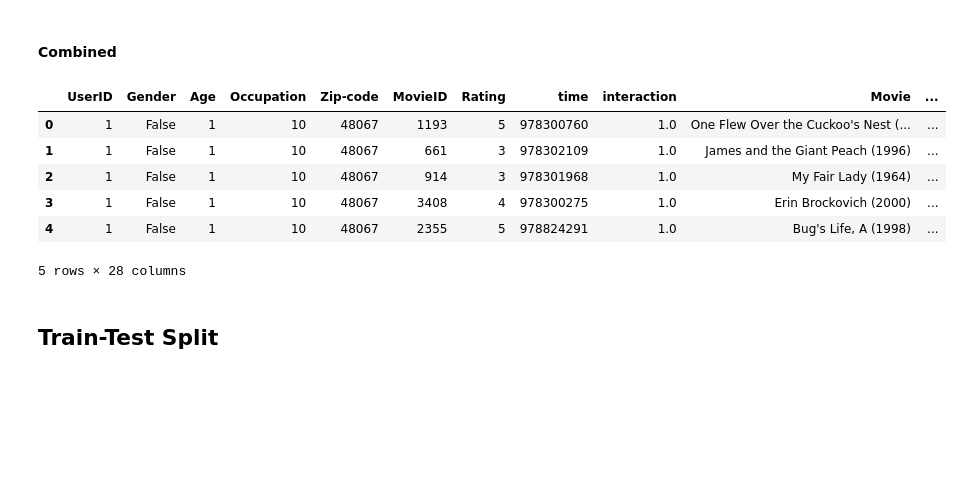
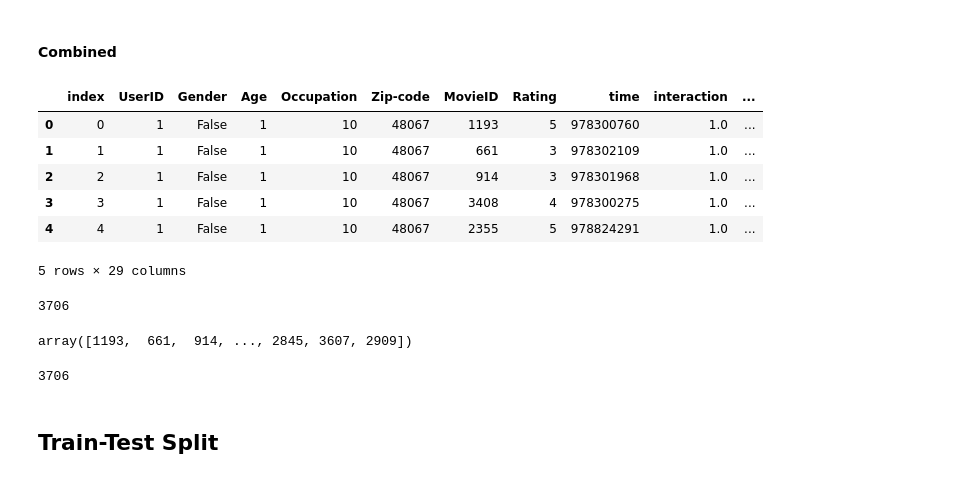
Before and after one commit to isaacdsloan/RecSys, a Jupyter notebook: movielens1m.ipynb, the cells around one changed output. Saved outputs shown, nothing was run; the diff lists cells and outputs as text; code cells hidden in the pictures; blank space fills up the shorter version.

```diff
--- a/movielens1m.ipynb
+++ b/movielens1m.ipynb
@@ -67,15 +70,24 @@ ratings.head()
 #### Combined
 # %%
 ratings_plus_movie = ratings.merge(enumerated_movies, on='MovieID')
-movies_combined = users.merge(ratings_plus_movie, on='UserID')
+movies_combined = users.merge(ratings_plus_movie, on='UserID').copy()
 
 ### Can get rid of Movie probably
+movies_combined.reset_index(inplace=True)
 movies_combined.head()
 # %% [output]
-|  | UserID | Gender | Age | Occupation | Zip-code | MovieID | Rating | time | interaction | Movie | ... |
-| 0 | 1 | False | 1 | 10 | 48067 | 1193 | 5 | 978300760 | 1.0 | One Flew Over the Cuckoo's Nest (... | ... |
-| 1 | 1 | False | 1 | 10 | 48067 | 661 | 3 | 978302109 | 1.0 | James and the Giant Peach (1996) | ... |
-| 2 | 1 | False | 1 | 10 | 48067 | 914 | 3 | 978301968 | 1.0 | My Fair Lady (1964) | ... |
-| 3 | 1 | False | 1 | 10 | 48067 | 3408 | 4 | 978300275 | 1.0 | Erin Brockovich (2000) | ... |
-| 4 | 1 | False | 1 | 10 | 48067 | 2355 | 5 | 978824291 | 1.0 | Bug's Life, A (1998) | ... |
+|  | index | UserID | Gender | Age | Occupation | Zip-code | MovieID | Rating | time | interaction | ... |
+| 0 | 0 | 1 | False | 1 | 10 | 48067 | 1193 | 5 | 978300760 | 1.0 | ... |
+| 1 | 1 | 1 | False | 1 | 10 | 48067 | 661 | 3 | 978302109 | 1.0 | ... |
+| 2 | 2 | 1 | False | 1 | 10 | 48067 | 914 | 3 | 978301968 | 1.0 | ... |
+| 3 | 3 | 1 | False | 1 | 10 | 48067 | 3408 | 4 | 978300275 | 1.0 | ... |
+| 4 | 4 | 1 | False | 1 | 10 | 48067 | 2355 | 5 | 978824291 | 1.0 | ... |
-5 rows × 28 columns
+5 rows × 29 columns
+# %%
+len(movies_combined.MovieID.unique())
+# %% [output]
+3706
+# %%
+movies_combined.MovieID.unique()
+# %% [output]
+array([1193,  661,  914, ..., 2845, 3607, 2909])
@@ -82,3 +100,7 @@ movies_combined.head()
+# %%
+len(movies_combined.MovieID.unique())
+# %% [output]
+3706
 # %% [markdown]
 ## Train-Test Split
 # %% [markdown]
```
Also changed, not shown: parts of 25 cells of this notebook, 5 other files.
